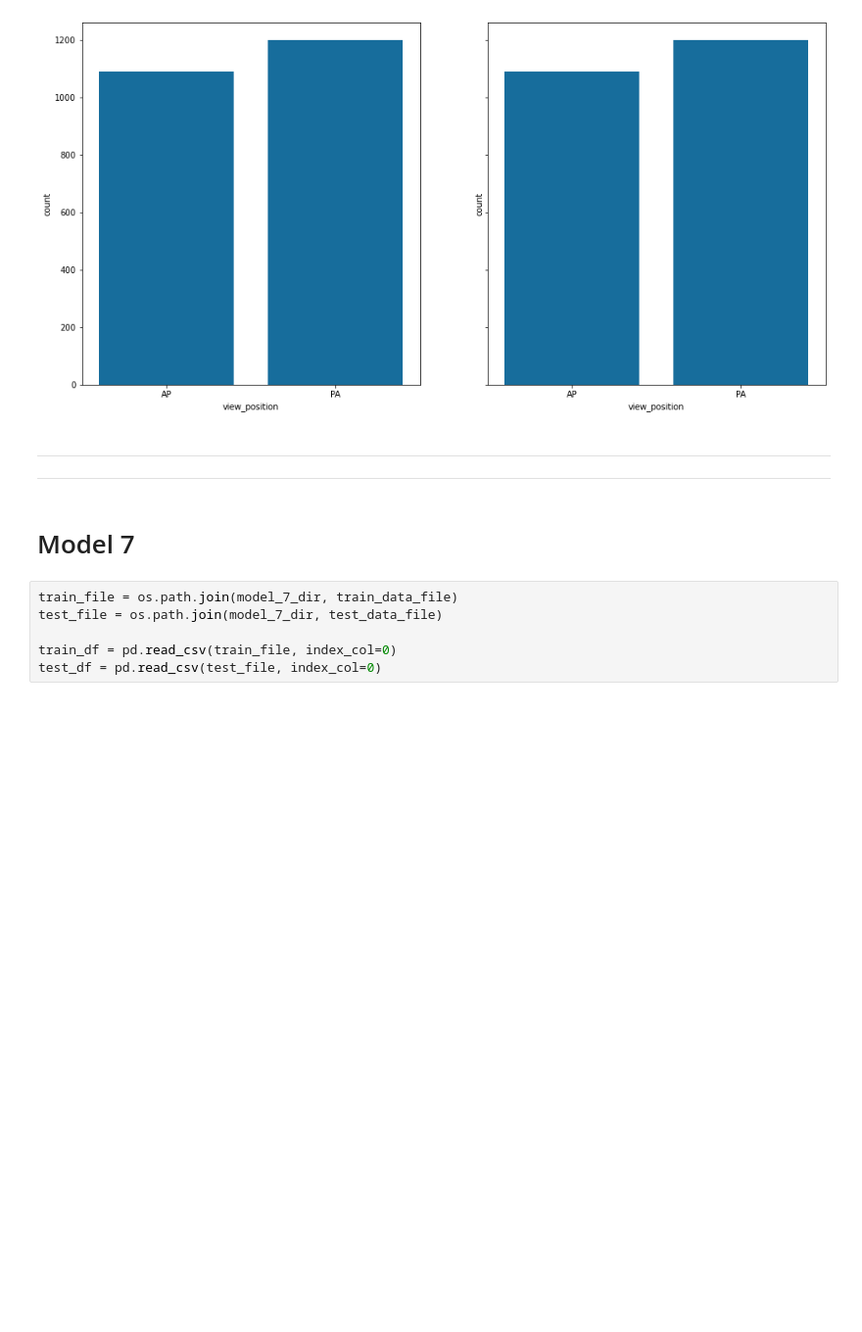
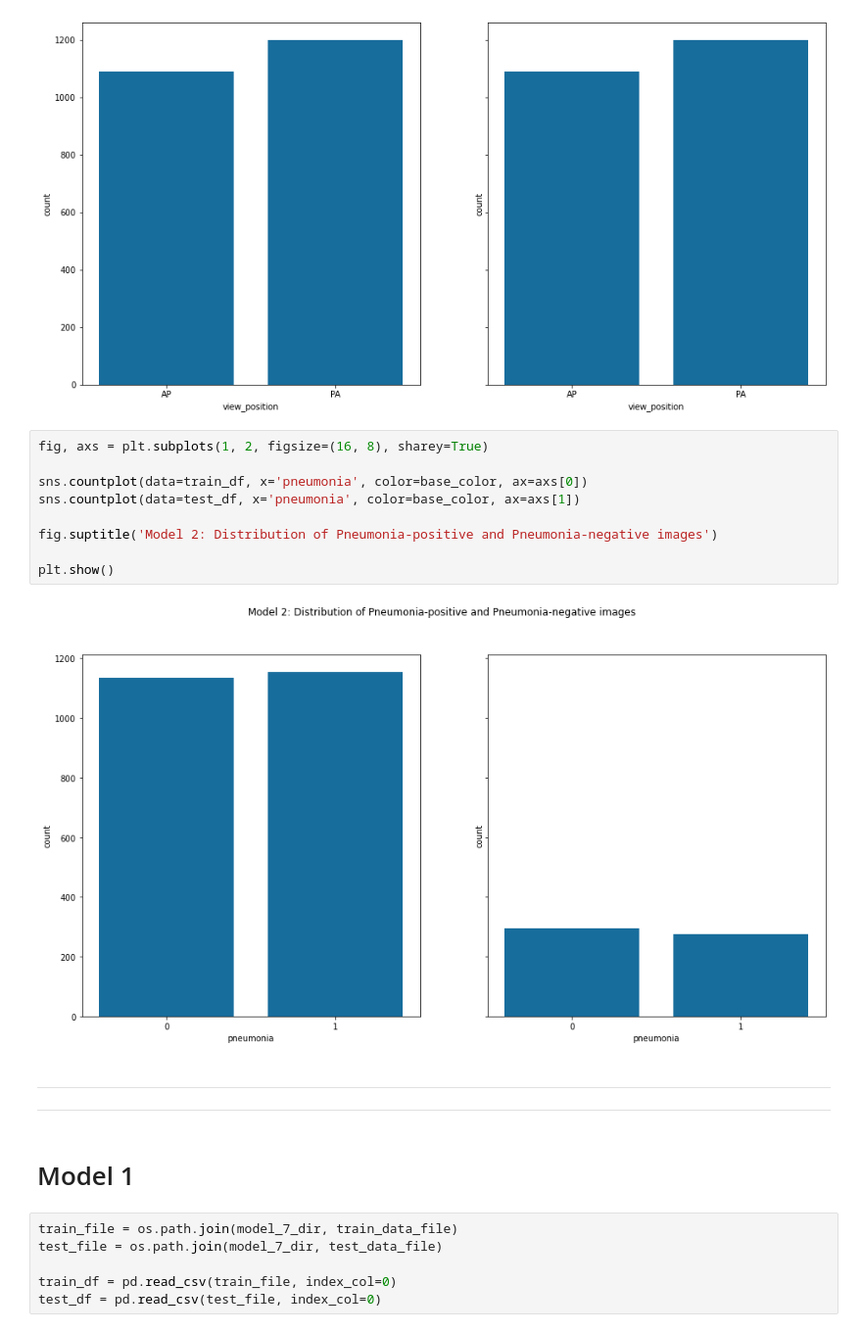
Before and after one commit to yufrances90/Pneumonia-Detection-From-Chest-X-Rays, a Jupyter notebook: Training Data Visualization.ipynb, the cells around one changed output. Shown at 98% size. Cells and saved outputs as stored; diff of their text form; blank space fills up the shorter version.

```diff
--- a/Training Data Visualization.ipynb
+++ b/Training Data Visualization.ipynb
@@ -117,11 +117,22 @@ sns.countplot(data=train_df, x='view_position', color=base_color, ax=axs[1])
 plt.show()
 # %% [output]
 [figure]
+# %%
+fig, axs = plt.subplots(1, 2, figsize=(16, 8), sharey=True)
+
+sns.countplot(data=train_df, x='pneumonia', color=base_color, ax=axs[0])
+sns.countplot(data=test_df, x='pneumonia', color=base_color, ax=axs[1])
+
+fig.suptitle('Model 2: Distribution of Pneumonia-positive and Pneumonia-negative images')
+
+plt.show()
+# %% [output]
+[figure, added]
 # %% [markdown]
 ---
 ---
 # %% [markdown]
-# Model 7
+# Model 1
 # %%
 train_file = os.path.join(model_7_dir, train_data_file)
 test_file = os.path.join(model_7_dir, test_data_file)
```
Also changed, not shown: parts of 5 cells of this notebook, 2 other files.
